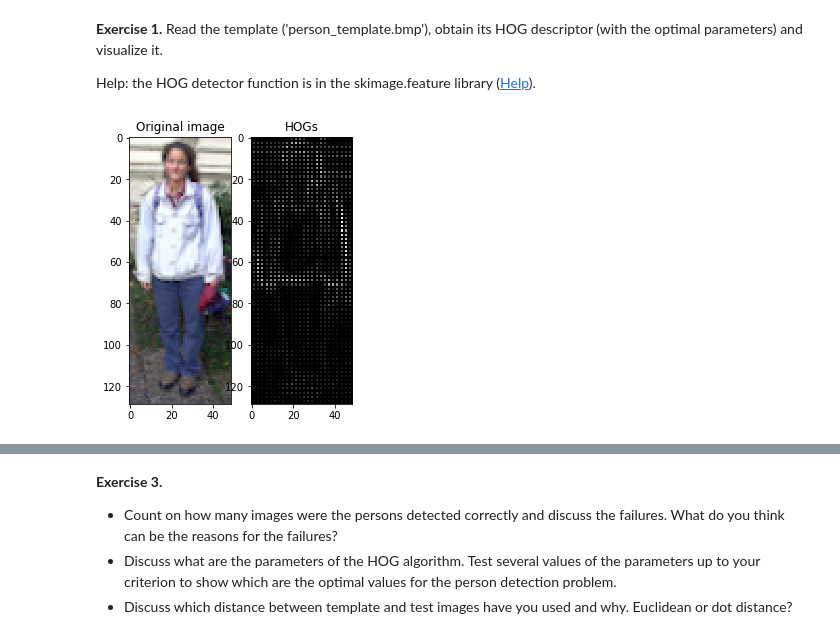
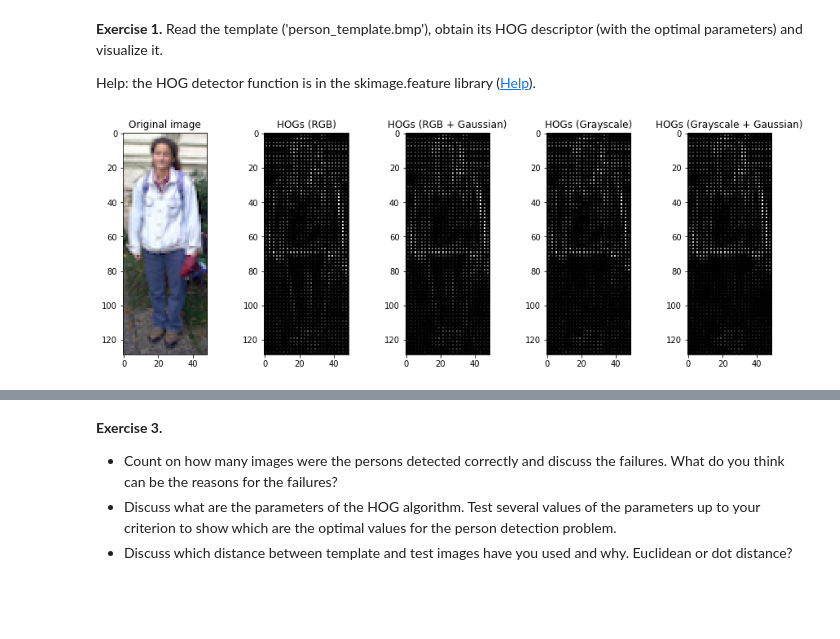
Before and after one commit to jdecid/MAI-CV, a Jupyter notebook: labs/s3/CV1920-p3.ipynb, the cells around one changed output, grey strips where cells are left out. Saved outputs shown, nothing was run; the diff lists cells and outputs as text; code cells hidden in the pictures; blank space fills up the shorter version.

```diff
--- a/labs/s3/CV1920-p3.ipynb
+++ b/labs/s3/CV1920-p3.ipynb
@@ -68,31 +69,47 @@ ORIENTATIONS = 16
 PIXELS_PER_CELL = (2, 2)
 CELLS_PER_BLOCK = (1, 1)
 
-def _hog(img, gau=True):
+RGB = True
+GAU = False
+
+def _hog(img, rgb=True, gau=False):
+    if not rgb:
+        img = rgb2gray(img)
     if gau:
-        img = gaussian(img, multichannel=True)
+        img = gaussian(img, multichannel=rgb)
 
     _, hog_img = feature.hog(img,
                              orientations=ORIENTATIONS,
                              pixels_per_cell=PIXELS_PER_CELL,
                              cells_per_block=CELLS_PER_BLOCK,
                              block_norm='L2-Hys',
-                             visualize=True, multichannel=True)
+                             visualize=True, multichannel=rgb)
     return hog_img
 # %%
 person = io.imread('images/person_template.bmp')
 
 hog_person = _hog(person)
+hog_person_ga = _hog(person, gau=True)
+hog_person_bw = _hog(person, rgb=False)
+hog_person_bw_ga = _hog(person, rgb=False, gau=True)
 
-f, ax = plt.subplots(1, 2, figsize=(4, 5))
+f, ax = plt.subplots(1, 5, figsize=(15, 5))
 
 ax[0].imshow(person)
 ax[0].set_title('Original image')
 
-# hog_person_rescaled = rescale_intensity(hog_person, in_range=(0, 1))
 ax[1].imshow(hog_person, cmap='gray')
-ax[1].set_title('HOGs')
+ax[1].set_title('HOGs (RGB)')
+
+ax[2].imshow(hog_person_ga, cmap='gray')
+ax[2].set_title('HOGs (RGB + Gaussian)')
+
+ax[3].imshow(hog_person_bw, cmap='gray')
+ax[3].set_title('HOGs (Grayscale)')
+
+ax[4].imshow(hog_person_bw_ga, cmap='gray')
+ax[4].set_title('HOGs (Grayscale + Gaussian)')
 
 plt.show()
 # %% [output]
-[figure, old version]
+[figure, new version]
```
Also changed, not shown: parts of 4 cells of this notebook.
